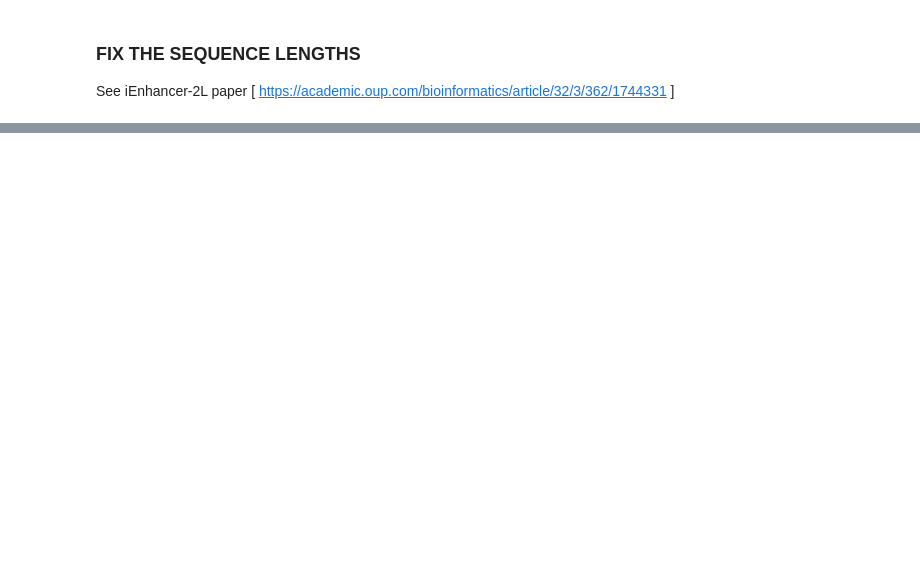
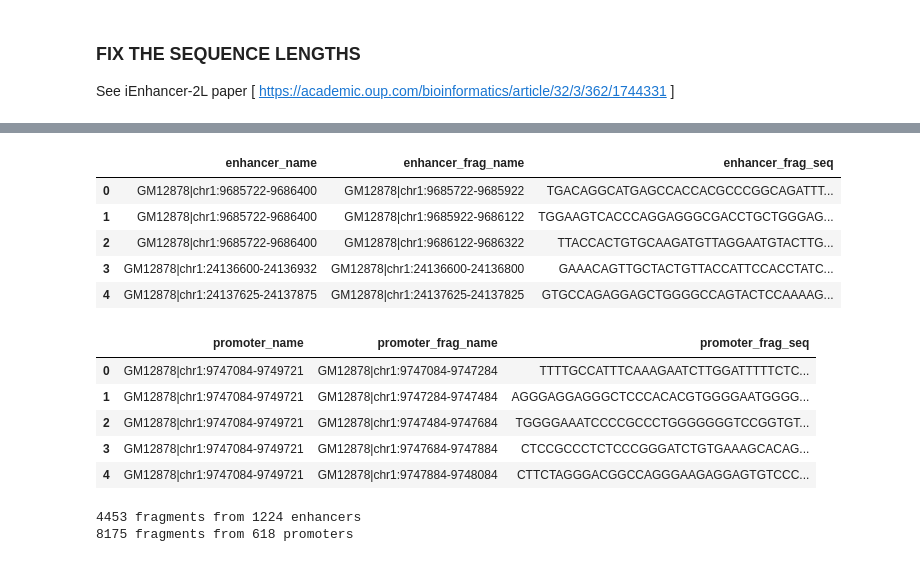
Before and after one commit to smtnkc/gcn4epi, a Jupyter notebook: prepare_bert_data.ipynb, the cells around one changed output, grey strips where cells are left out. Cells and saved outputs as stored; diff of their text form; code cells hidden in the pictures; blank space fills up the shorter version.

```diff
--- a/prepare_bert_data.ipynb
+++ b/prepare_bert_data.ipynb
@@ -172,17 +145,3 @@ See iEnhancer-2L paper [ https://academic.oup.com/bioinformatics/article/32/3/36
 # Divide enhancers and promoters into 200bp DNA fragments
 # Remove fragments with length < 200bp
 # Remove fragments with high sequence similarity (cutoff threshold at 80%)
-# %%
-enh_fragments = []
-for seq in enh_seqs:
-    remained_seq = seq
-    while len(remained_seq) >= 200:
-        enh_fragments.append(remained_seq[:200])
-        remained_seq = remained_seq[200:]
-
-pro_fragments = []
-for seq in pro_seqs:
-    remained_seq = seq
-    while len(remained_seq) >= 200:
-        pro_fragments.append(remained_seq[:200])
-        remained_seq = remained_seq[200:]
@@ -196,0 +148,62 @@ print(len(pro_fragments), "promoter fragments of 200bp")
+# %%
+enh_names = []
+enh_frag_names = []
+enh_frag_seqs = []
+for i in range(len(ep_sequences)):
+    seq = ep_sequences['enhancer_seq'][i]
+    name = ep_sequences['enhancer_name'][i]
+    coordinates = name.split(':')[1]
+    coor_start = int(coordinates.split('-')[0])
+    coor_end = coor_start + 200
+    while len(seq) >= 200:
+        fragment = str(coor_start) + '-' + str(coor_end)
+        enh_names.append(name)
+        enh_frag_names.append(name.split(':')[0] + ':' + fragment)
+        enh_frag_seqs.append(seq[:200])
+        seq = seq[200:]
+        coor_start = coor_end
+        coor_end = coor_start + 200
+
+pro_names = []
+pro_frag_names = []
+pro_frag_seqs = []
+for i in range(len(ep_sequences)):
+    seq = ep_sequences['promoter_seq'][i]
+    name = ep_sequences['promoter_name'][i]
+    coordinates = name.split(':')[1]
+    coor_start = int(coordinates.split('-')[0])
+    coor_end = coor_start + 200
+    while len(seq) >= 200:
+        fragment = str(coor_start) + '-' + str(coor_end)
+        pro_names.append(name)
+        pro_frag_names.append(name.split(':')[0] + ':' + fragment)
+        pro_frag_seqs.append(seq[:200])
+        seq = seq[200:]
+        coor_start = coor_end
+        coor_end = coor_start + 200
+
+df_enh_fragments = pd.DataFrame({'enhancer_name': enh_names, 'enhancer_frag_name': enh_frag_names, 'enhancer_frag_seq': enh_frag_seqs})
+df_pro_fragments = pd.DataFrame({'promoter_name': pro_names, 'promoter_frag_name': pro_frag_names, 'promoter_frag_seq': pro_frag_seqs})
+
+df_enh_fragments = df_enh_fragments.drop_duplicates(subset=['enhancer_frag_name']).reset_index(drop=True)
+df_pro_fragments = df_pro_fragments.drop_duplicates(subset=['promoter_frag_name']).reset_index(drop=True)
+
+display(df_enh_fragments.head())
+display(df_pro_fragments.head())
+print(len(df_enh_fragments), 'fragments from', len(set(df_enh_fragments['enhancer_name'])), 'enhancers')
+print(len(df_pro_fragments), 'fragments from', len(set(df_pro_fragments['promoter_name'])), 'promoters')
+# %% [output]
+|  | enhancer_name | enhancer_frag_name | enhancer_frag_seq |
+| 0 | GM12878|chr1:9685722-9686400 | GM12878|chr1:9685722-9685922 | TGACAGGCATGAGCCACCACGCCCGGCAGATTT... |
+| 1 | GM12878|chr1:9685722-9686400 | GM12878|chr1:9685922-9686122 | TGGAAGTCACCCAGGAGGGCGACCTGCTGGGAG... |
+| 2 | GM12878|chr1:9685722-9686400 | GM12878|chr1:9686122-9686322 | TTACCACTGTGCAAGATGTTAGGAATGTACTTG... |
+| 3 | GM12878|chr1:24136600-24136932 | GM12878|chr1:24136600-24136800 | GAAACAGTTGCTACTGTTACCATTCCACCTATC... |
+| 4 | GM12878|chr1:24137625-24137875 | GM12878|chr1:24137625-24137825 | GTGCCAGAGGAGCTGGGGCCAGTACTCCAAAAG... |
+|  | promoter_name | promoter_frag_name | promoter_frag_seq |
+| 0 | GM12878|chr1:9747084-9749721 | GM12878|chr1:9747084-9747284 | TTTTGCCATTTCAAAGAATCTTGGATTTTTCTC... |
+| 1 | GM12878|chr1:9747084-9749721 | GM12878|chr1:9747284-9747484 | AGGGAGGAGGGCTCCCACACGTGGGGAATGGGG... |
+| 2 | GM12878|chr1:9747084-9749721 | GM12878|chr1:9747484-9747684 | TGGGGAAATCCCCGCCCTGGGGGGGTCCGGTGT... |
+| 3 | GM12878|chr1:9747084-9749721 | GM12878|chr1:9747684-9747884 | CTCCGCCCTCTCCCGGGATCTGTGAAAGCACAG... |
+| 4 | GM12878|chr1:9747084-9749721 | GM12878|chr1:9747884-9748084 | CTTCTAGGGACGGCCAGGGAAGAGGAGTGTCCC... |
+4453 fragments from 1224 enhancers
+8175 fragments from 618 promoters
```
Also changed, not shown: parts of 27 cells of this notebook, 17 other files.
